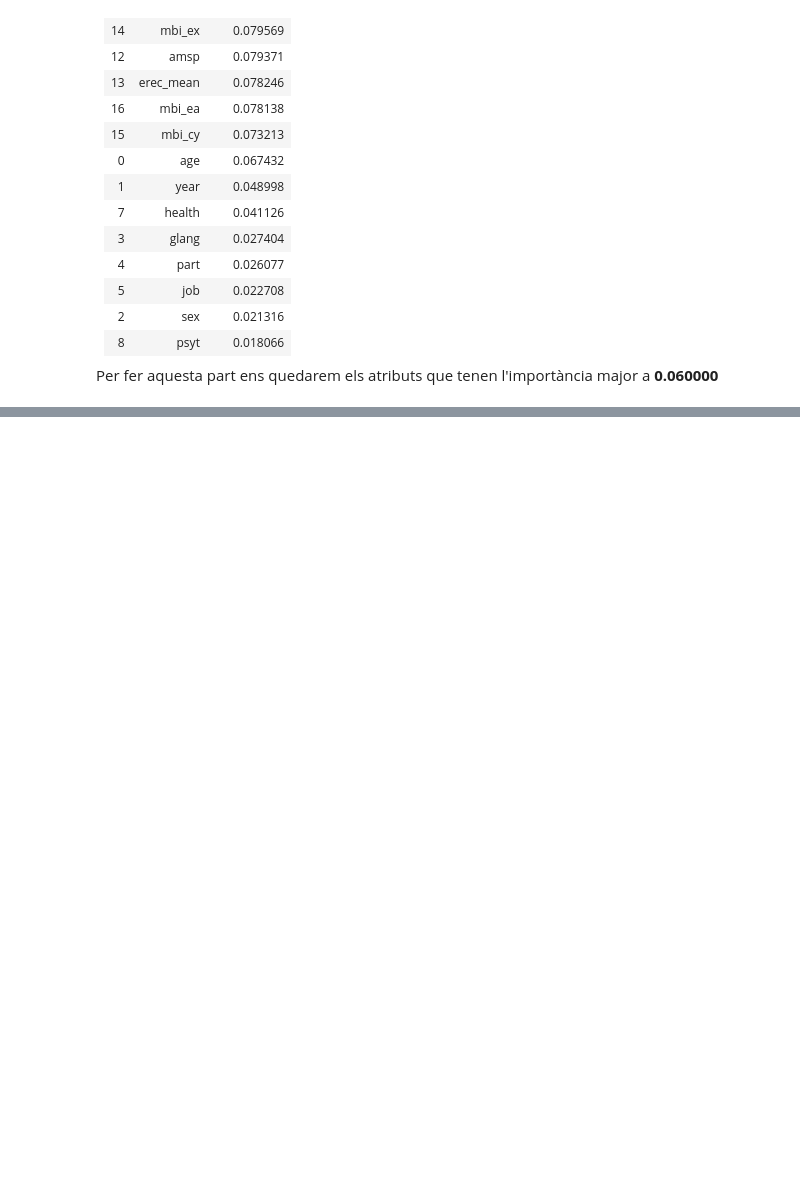
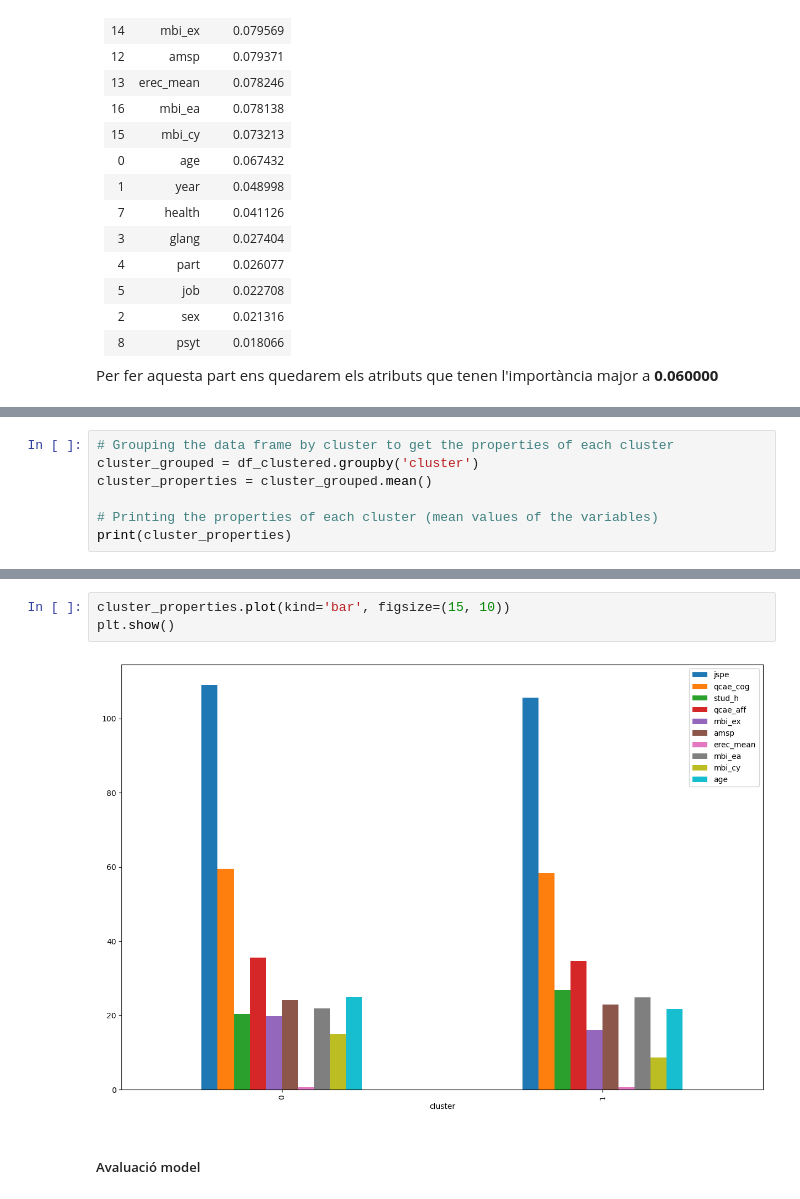
Before and after one commit to DCC-UAB/ACproject-07, a Jupyter notebook: codi/gaussianMixture.ipynb, the cells around one changed output, grey strips where cells are left out. Cells and saved outputs as stored; diff of their text form; blank space fills up the shorter version.

```diff
--- a/codi/gaussianMixture.ipynb
+++ b/codi/gaussianMixture.ipynb
@@ -217,0 +275,7 @@ X_rf = X['jspe', 'qcae_cog', 'stud_h', 'qcae_aff', 'mbi_ex', 'amsp', 'erec_mean'
+# %%
+# Grouping the data frame by cluster to get the properties of each cluster
+cluster_grouped = df_clustered.groupby('cluster')
+cluster_properties = cluster_grouped.mean()
+
+# Printing the properties of each cluster (mean values of the variables)
+print(cluster_properties)
@@ -217,0 +301,7 @@ X_rf = X['jspe', 'qcae_cog', 'stud_h', 'qcae_aff', 'mbi_ex', 'amsp', 'erec_mean'
+# %%
+cluster_properties.plot(kind='bar', figsize=(15, 10))
+plt.show()
+# %% [output]
+[figure, added]
+# %% [markdown]
+##### Avaluació model
```
Also changed, not shown: parts of 39 cells of this notebook.
